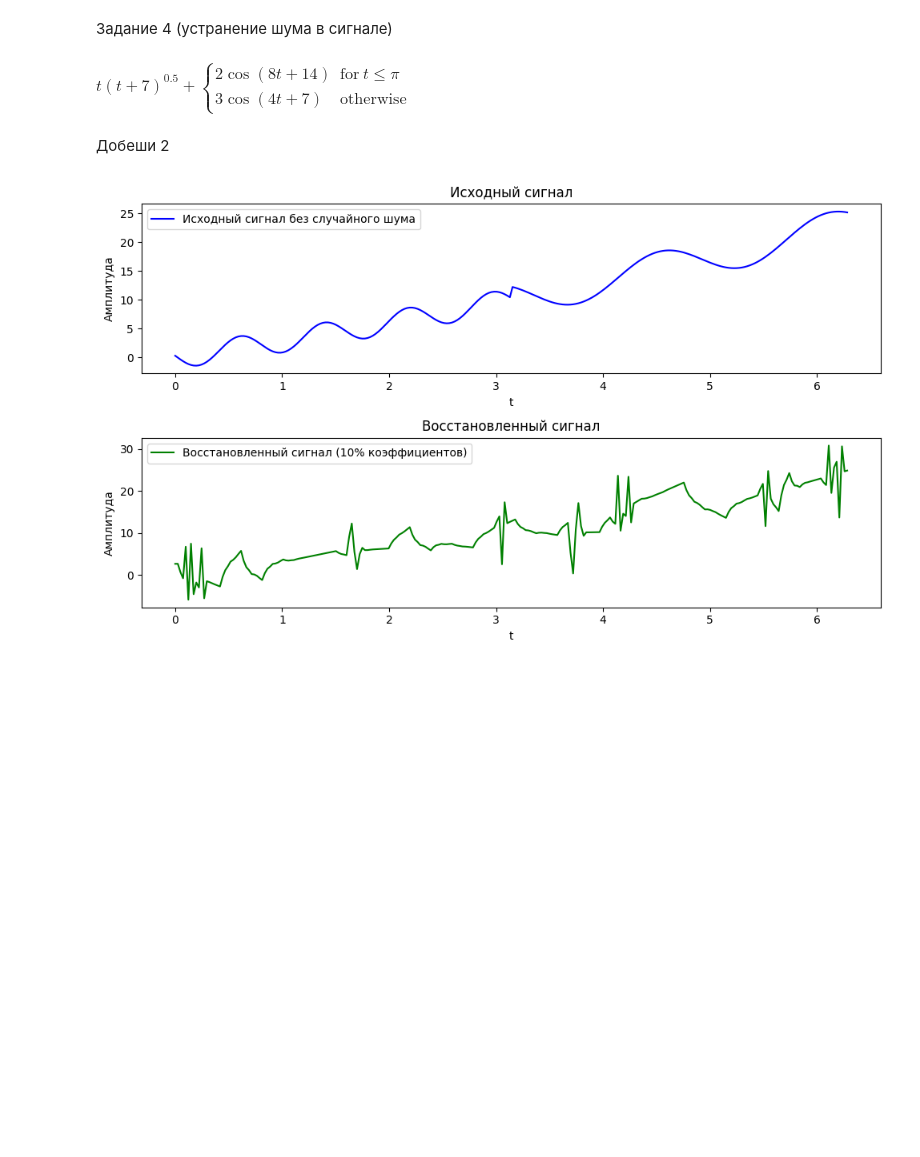
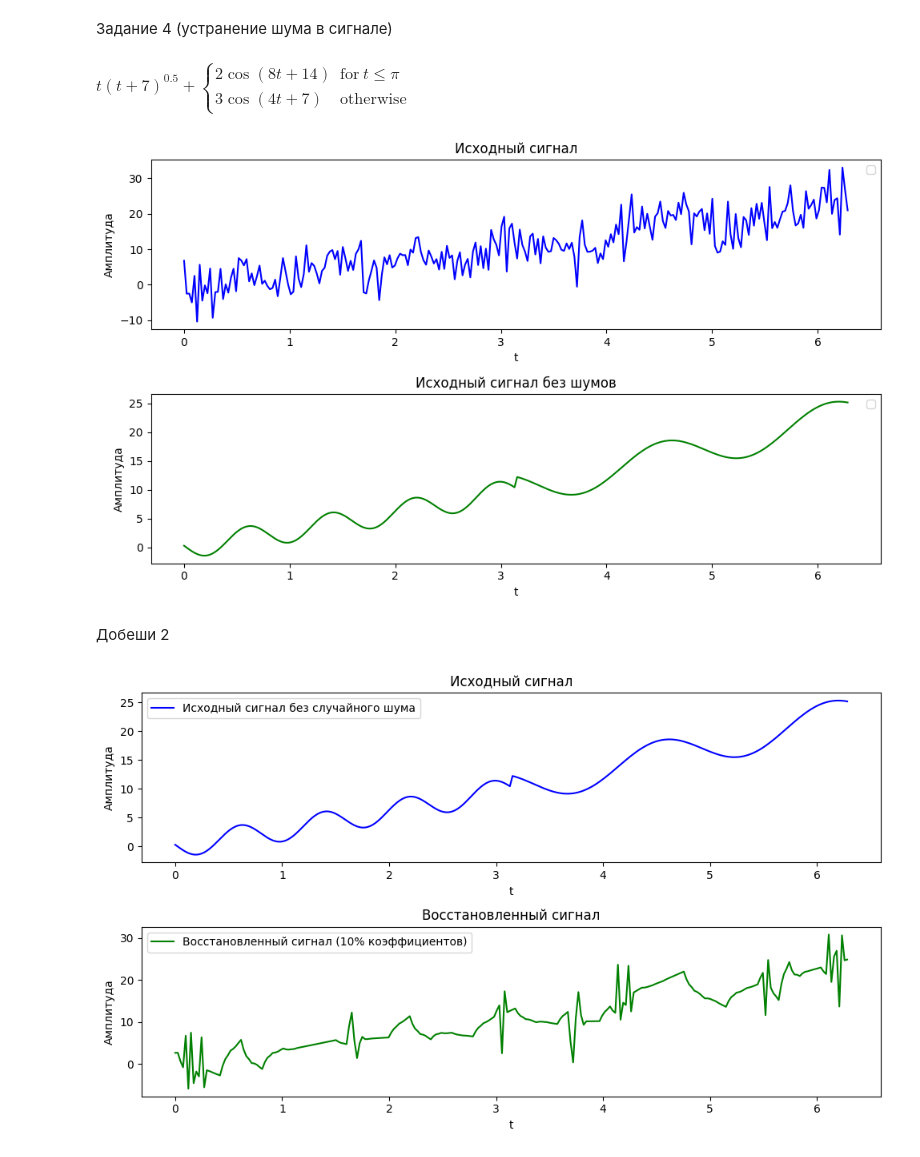
Before and after one commit to k1noX/bmstu-magistracy, a Jupyter notebook: 1st-term/wavelet/homework/main.ipynb, the cells around one changed output. Saved outputs shown, nothing was run; the diff lists cells and outputs as text; code cells hidden in the pictures; blank space fills up the shorter version.

```diff
--- a/1st-term/wavelet/homework/main.ipynb
+++ b/1st-term/wavelet/homework/main.ipynb
@@ -286,6 +321,27 @@ def calculate_snr(signal: np.array, noise):
     power_noise = np.mean(noise ** 2)
     snr = 10 * np.log10(power_signal / power_noise)
     return snr
+# %%
+plt.figure(figsize=(10, 6))
+
+plt.subplot(2, 1, 1)
+plt.plot(t_values, f_values, color='b')
+plt.title("Исходный сигнал")
+plt.xlabel("t")
+plt.ylabel("Амплитуда")
+plt.legend()
+
+plt.subplot(2, 1, 2)
+plt.title("Исходный сигнал без шумов")
+plt.plot(t_values, f_no_noise, color='g')
+plt.xlabel("t")
+plt.ylabel("Амплитуда")
+plt.legend()
+
+plt.tight_layout()
+plt.show()
+# %% [output]
+[figure, added]
 # %% [markdown]
 Добеши 2
 # %%
```
Also changed, not shown: parts of 12 cells of this notebook, 3 other files.
